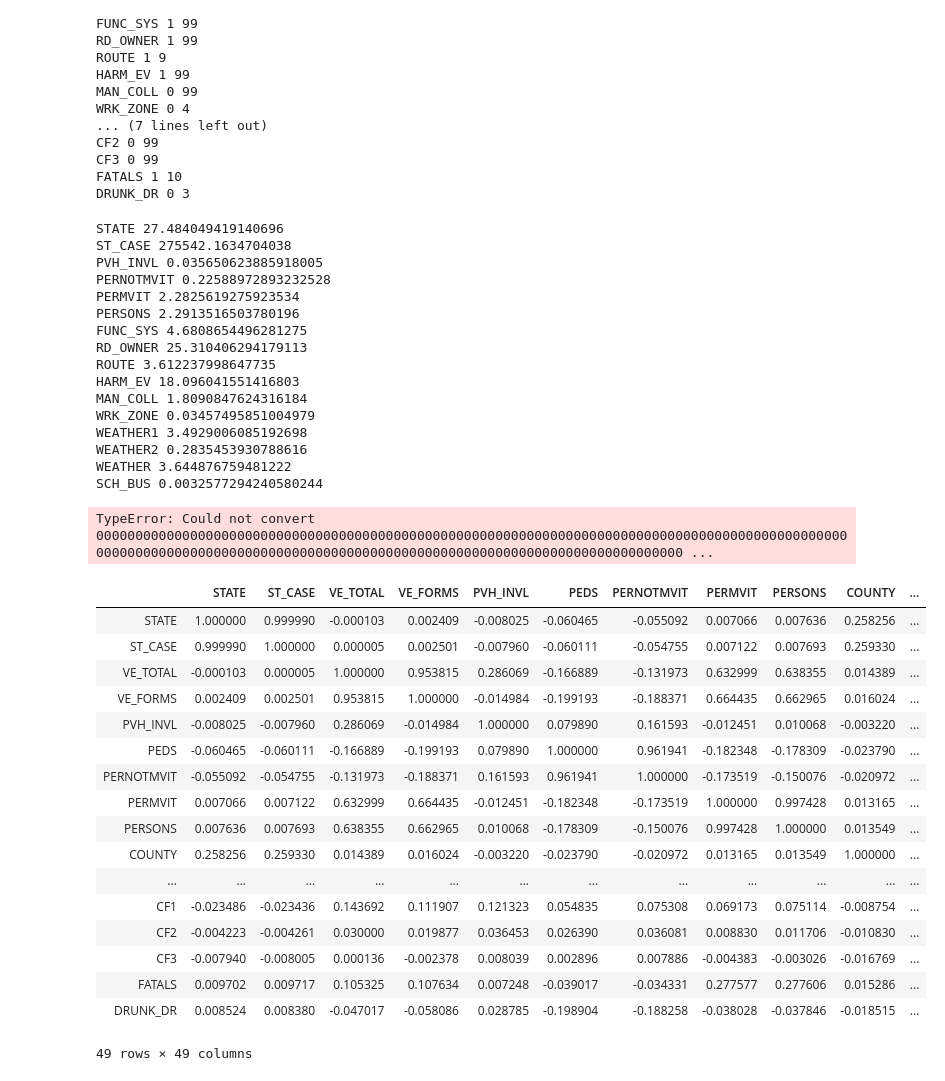
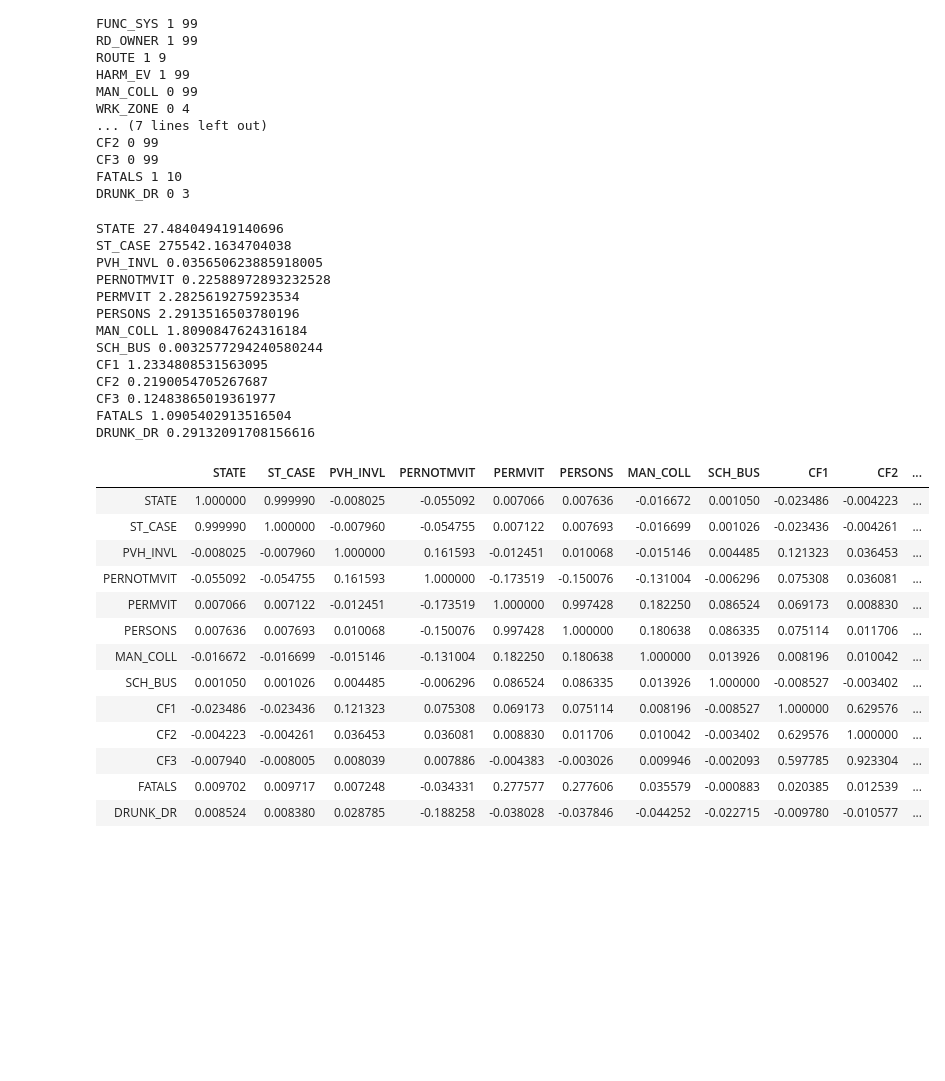
Before and after one commit to Marcoror150/MSCS-Project, a Jupyter notebook: Data Example Part 1.ipynb, the cells around one changed output. Cells and saved outputs as stored; diff of their text form; code cells hidden in the pictures; blank space fills up the shorter version.

Commit message:
Data discovery for these files being worked on, branching now

```diff
--- a/Data Example Part 1.ipynb
+++ b/Data Example Part 1.ipynb
@@ -11,8 +11,8 @@ import requests
 import json
 import pandas as pd
 # %%
-df = pd.read_csv("Data/2015/accident.csv")
-df.head(10)
+df_accidents = pd.read_csv("Data/2015/accident.csv")
+df_accidents.head(10)
 # %% [output]
 |  | STATE | ST_CASE | VE_TOTAL | VE_FORMS | PVH_INVL | PEDS | PERNOTMVIT | PERMVIT | PERSONS | COUNTY | ... |
 | 0 | 1 | 10001 | 1 | 1 | 0 | 0 | 0 | 1 | 1 | 127 | ... |
@@ -66,9 +126,9 @@ df.describe()
 8 rows × 49 columns
 # %%
 #Find blank or whitespace
-df = df.replace(r'\s+\t+', np.nan, regex=True).replace('', np.nan)
+df_accidents = df_accidents.replace(r'\s+\t+', np.nan, regex=True).replace('', np.nan)
 #Is anything null?
-df.isnull().sum()
+df_accidents.isnull().sum()
 # %% [output]
 STATE             0
 ST_CASE           0
@@ -123,15 +183,15 @@ toRemove = ("COUNTY", "CITY", "TWAY_ID", "TWAY_ID2", "VE_TOTAL",
             "ARR_MIN", "SP_JUR", "LGT_COND", "ROUTE", "RAIL", "WEATHER",
             "WEATHER1", "WEATHER2", "WRK_ZONE", "HARM_EV", "FUNC_SYS",
             "RD_OWNER")
-df_copy = df
+df_accidents_copy = df_accidents
 
 for item in toRemove:
-    if item in df_copy:
-        del df[item]
+    if item in df_accidents_copy:
+        del df_accidents_copy[item]
 
 #How many unique values?
-for column in df_copy:
-    print(column, len(df[column].unique()))
+for column in df_accidents_copy:
+    print(column, len(df_accidents_copy[column].unique()))
 # %% [output]
 STATE 51
 ST_CASE 32538
@@ -190,8 +250,8 @@ FATALS 1 10
 DRUNK_DR 0 3
 # %%
 #Get Mean
-for col in df:
-    print(col, df[col].mean())
+for col in df_accidents_copy:
+    print(col, df_accidents_copy[col].mean())
 # %% [output]
 STATE 27.484049419140696
 ST_CASE 275542.1634704038
@@ -199,36 +259,28 @@ PVH_INVL 0.035650623885918005
 PERNOTMVIT 0.22588972893232528
 PERMVIT 2.2825619275923534
 PERSONS 2.2913516503780196
-FUNC_SYS 4.6808654496281275
-RD_OWNER 25.310406294179113
-ROUTE 3.612237998647735
-HARM_EV 18.096041551416803
 MAN_COLL 1.8090847624316184
-WRK_ZONE 0.03457495851004979
-WEATHER1 3.4929006085192698
-WEATHER2 0.2835453930788616
-WEATHER 3.644876759481222
 SCH_BUS 0.0032577294240580244
+CF1 1.2334808531563095
+CF2 0.2190054705267687
+CF3 0.12483865019361977
+FATALS 1.0905402913516504
+DRUNK_DR 0.29132091708156616
-TypeError: Could not convert 000000000000000000000000000000000000000000000000000000000000000000000000000000000000000000000000000000000000000000000000000000000000000000000000000000000000000000000000000 ...
 # %%
 #Calculate correlation
-df.corr()
+df_accidents_copy.corr()
 # %% [output]
-|  | STATE | ST_CASE | VE_TOTAL | VE_FORMS | PVH_INVL | PEDS | PERNOTMVIT | PERMVIT | PERSONS | COUNTY | ... |
-| STATE | 1.000000 | 0.999990 | -0.000103 | 0.002409 | -0.008025 | -0.060465 | -0.055092 | 0.007066 | 0.007636 | 0.258256 | ... |
-| ST_CASE | 0.999990 | 1.000000 | 0.000005 | 0.002501 | -0.007960 | -0.060111 | -0.054755 | 0.007122 | 0.007693 | 0.259330 | ... |
-| VE_TOTAL | -0.000103 | 0.000005 | 1.000000 | 0.953815 | 0.286069 | -0.166889 | -0.131973 | 0.632999 | 0.638355 | 0.014389 | ... |
-| VE_FORMS | 0.002409 | 0.002501 | 0.953815 | 1.000000 | -0.014984 | -0.199193 | -0.188371 | 0.664435 | 0.662965 | 0.016024 | ... |
-| PVH_INVL | -0.008025 | -0.007960 | 0.286069 | -0.014984 | 1.000000 | 0.079890 | 0.161593 | -0.012451 | 0.010068 | -0.003220 | ... |
-| PEDS | -0.060465 | -0.060111 | -0.166889 | -0.199193 | 0.079890 | 1.000000 | 0.961941 | -0.182348 | -0.178309 | -0.023790 | ... |
-| PERNOTMVIT | -0.055092 | -0.054755 | -0.131973 | -0.188371 | 0.161593 | 0.961941 | 1.000000 | -0.173519 | -0.150076 | -0.020972 | ... |
-| PERMVIT | 0.007066 | 0.007122 | 0.632999 | 0.664435 | -0.012451 | -0.182348 | -0.173519 | 1.000000 | 0.997428 | 0.013165 | ... |
-| PERSONS | 0.007636 | 0.007693 | 0.638355 | 0.662965 | 0.010068 | -0.178309 | -0.150076 | 0.997428 | 1.000000 | 0.013549 | ... |
-| COUNTY | 0.258256 | 0.259330 | 0.014389 | 0.016024 | -0.003220 | -0.023790 | -0.020972 | 0.013165 | 0.013549 | 1.000000 | ... |
-| ... | ... | ... | ... | ... | ... | ... | ... | ... | ... | ... | ... |
-| CF1 | -0.023486 | -0.023436 | 0.143692 | 0.111907 | 0.121323 | 0.054835 | 0.075308 | 0.069173 | 0.075114 | -0.008754 | ... |
-| CF2 | -0.004223 | -0.004261 | 0.030000 | 0.019877 | 0.036453 | 0.026390 | 0.036081 | 0.008830 | 0.011706 | -0.010830 | ... |
-| CF3 | -0.007940 | -0.008005 | 0.000136 | -0.002378 | 0.008039 | 0.002896 | 0.007886 | -0.004383 | -0.003026 | -0.016769 | ... |
-| FATALS | 0.009702 | 0.009717 | 0.105325 | 0.107634 | 0.007248 | -0.039017 | -0.034331 | 0.277577 | 0.277606 | 0.015286 | ... |
-| DRUNK_DR | 0.008524 | 0.008380 | -0.047017 | -0.058086 | 0.028785 | -0.198904 | -0.188258 | -0.038028 | -0.037846 | -0.018515 | ... |
+|  | STATE | ST_CASE | PVH_INVL | PERNOTMVIT | PERMVIT | PERSONS | MAN_COLL | SCH_BUS | CF1 | CF2 | ... |
+| STATE | 1.000000 | 0.999990 | -0.008025 | -0.055092 | 0.007066 | 0.007636 | -0.016672 | 0.001050 | -0.023486 | -0.004223 | ... |
+| ST_CASE | 0.999990 | 1.000000 | -0.007960 | -0.054755 | 0.007122 | 0.007693 | -0.016699 | 0.001026 | -0.023436 | -0.004261 | ... |
+| PVH_INVL | -0.008025 | -0.007960 | 1.000000 | 0.161593 | -0.012451 | 0.010068 | -0.015146 | 0.004485 | 0.121323 | 0.036453 | ... |
+| PERNOTMVIT | -0.055092 | -0.054755 | 0.161593 | 1.000000 | -0.173519 | -0.150076 | -0.131004 | -0.006296 | 0.075308 | 0.036081 | ... |
+| PERMVIT | 0.007066 | 0.007122 | -0.012451 | -0.173519 | 1.000000 | 0.997428 | 0.182250 | 0.086524 | 0.069173 | 0.008830 | ... |
+| PERSONS | 0.007636 | 0.007693 | 0.010068 | -0.150076 | 0.997428 | 1.000000 | 0.180638 | 0.086335 | 0.075114 | 0.011706 | ... |
+| MAN_COLL | -0.016672 | -0.016699 | -0.015146 | -0.131004 | 0.182250 | 0.180638 | 1.000000 | 0.013926 | 0.008196 | 0.010042 | ... |
+| SCH_BUS | 0.001050 | 0.001026 | 0.004485 | -0.006296 | 0.086524 | 0.086335 | 0.013926 | 1.000000 | -0.008527 | -0.003402 | ... |
+| CF1 | -0.023486 | -0.023436 | 0.121323 | 0.075308 | 0.069173 | 0.075114 | 0.008196 | -0.008527 | 1.000000 | 0.629576 | ... |
+| CF2 | -0.004223 | -0.004261 | 0.036453 | 0.036081 | 0.008830 | 0.011706 | 0.010042 | -0.003402 | 0.629576 | 1.000000 | ... |
+| CF3 | -0.007940 | -0.008005 | 0.008039 | 0.007886 | -0.004383 | -0.003026 | 0.009946 | -0.002093 | 0.597785 | 0.923304 | ... |
+| FATALS | 0.009702 | 0.009717 | 0.007248 | -0.034331 | 0.277577 | 0.277606 | 0.035579 | -0.000883 | 0.020385 | 0.012539 | ... |
+| DRUNK_DR | 0.008524 | 0.008380 | 0.028785 | -0.188258 | -0.038028 | -0.037846 | -0.044252 | -0.022715 | -0.009780 | -0.010577 | ... |
-49 rows × 49 columns
```
Also changed, not shown: parts of 19 cells of this notebook, 1 other file.
